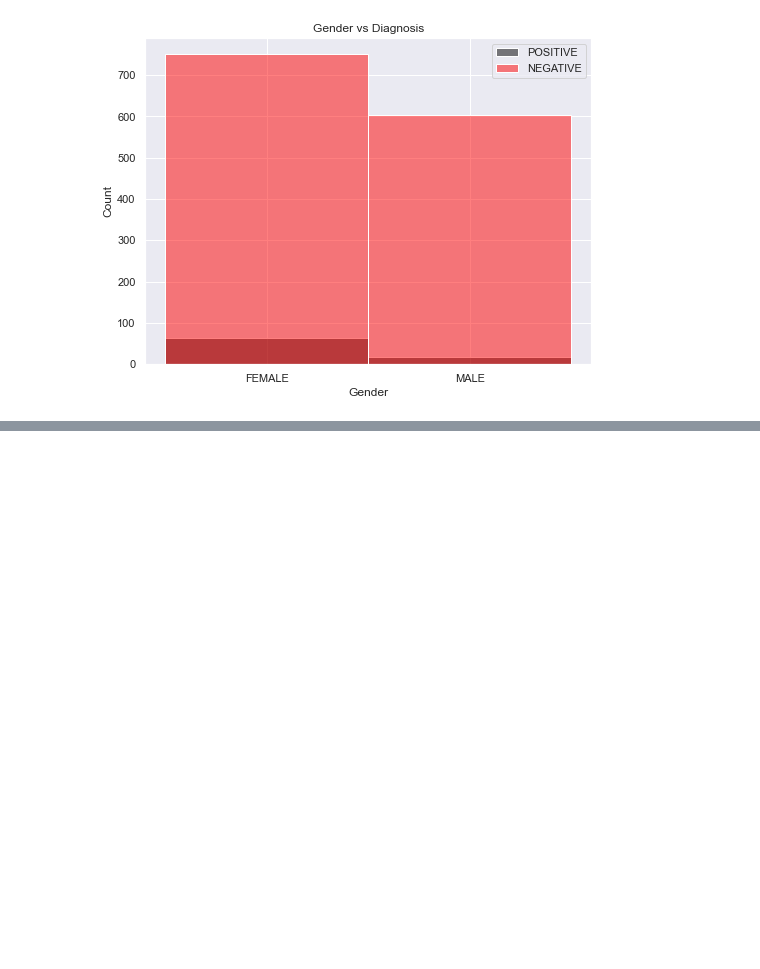
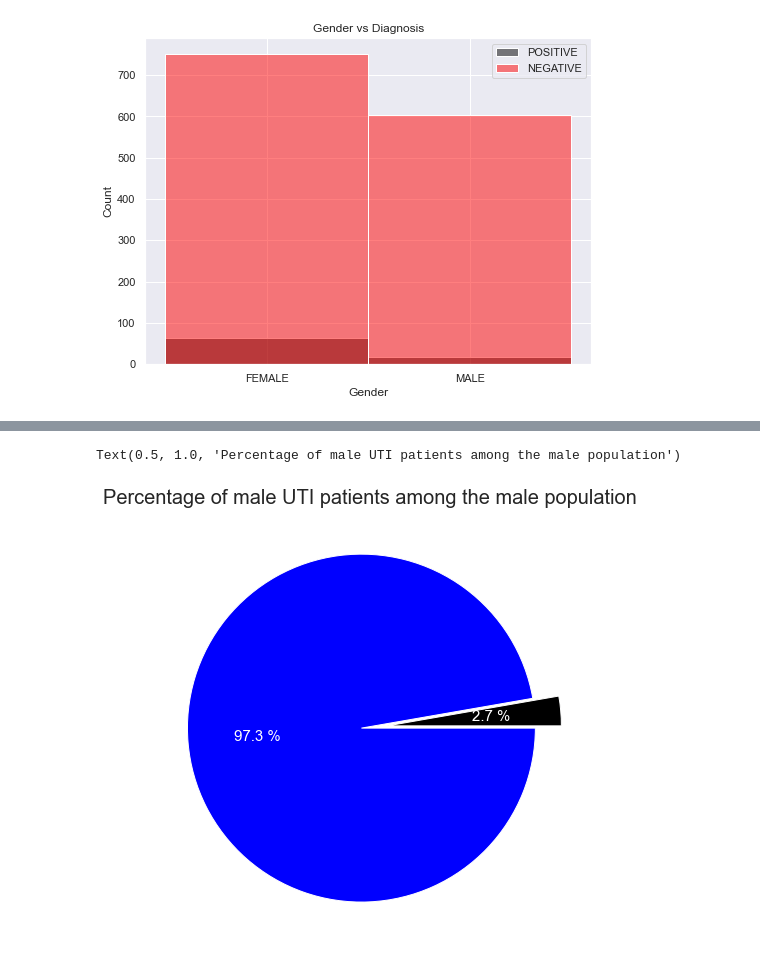
Before and after one commit to FavourAkumute/UTI-detection, a Jupyter notebook: UTI_detection.ipynb, the cells around one changed output, grey strips where cells are left out. Drawn from its saved outputs; the diff is of its cells as text; code cells hidden in the pictures; blank space fills up the shorter version.

```diff
--- a/UTI_detection.ipynb
+++ b/UTI_detection.ipynb
@@ -66,0 +77,16 @@ data_lb = lb.fit_transform(data)
+# %%
+#percentage of male uti patients among the male population
+perc_male = len(positive_diag[positive_diag["Gender"]=='MALE'])/len(data[data["Gender"]=='MALE'])
+plt.figure(figsize = (8,8))
+plt.pie([perc_male,1-perc_male],
+        explode =[0.1,0.05],
+        colors = ['black','blue'],
+       autopct = "%2.1f %%",
+        textprops={"color":"white",
+                   "size" : 15}
+       )#pie plot showing results
+plt.title("Percentage of male UTI patients among the male population",
+         fontdict = {"size":20})
+# %% [output]
+Text(0.5, 1.0, 'Percentage of male UTI patients among the male population')
+[figure, added]
```
Also changed, not shown: parts of 13 cells of this notebook.
